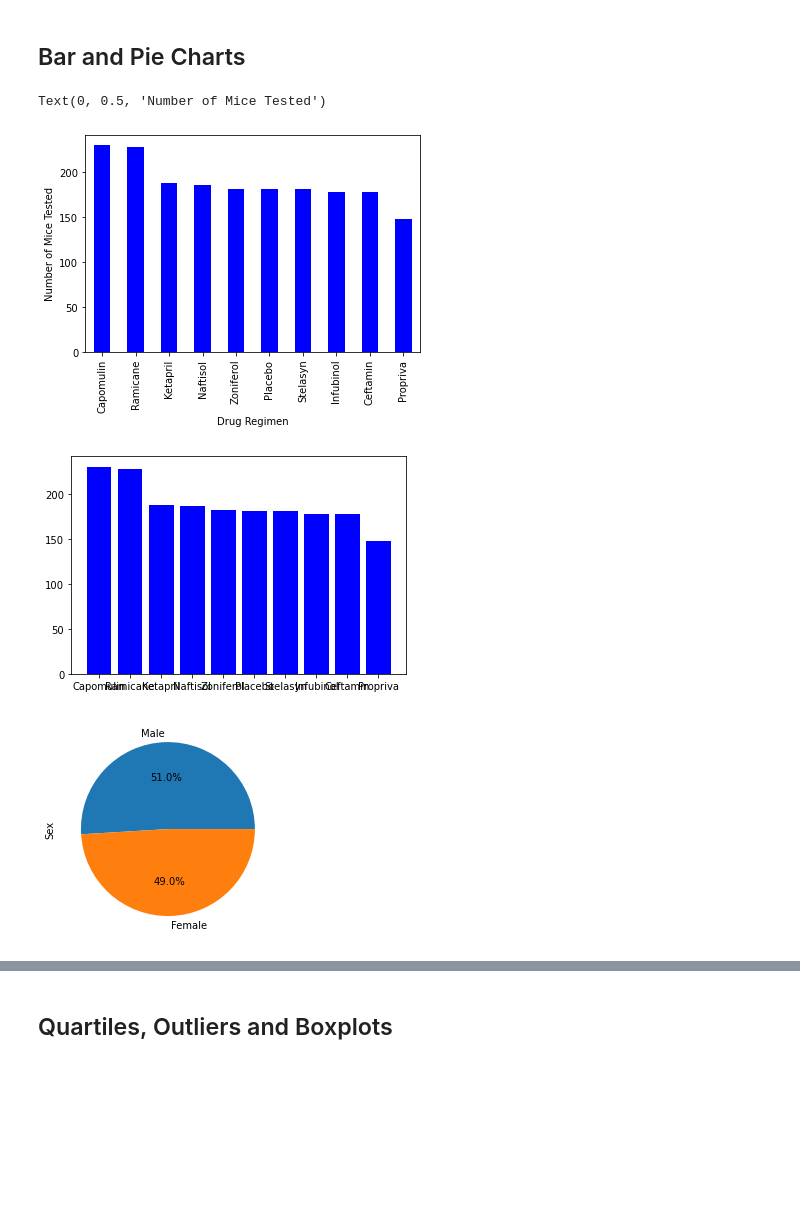
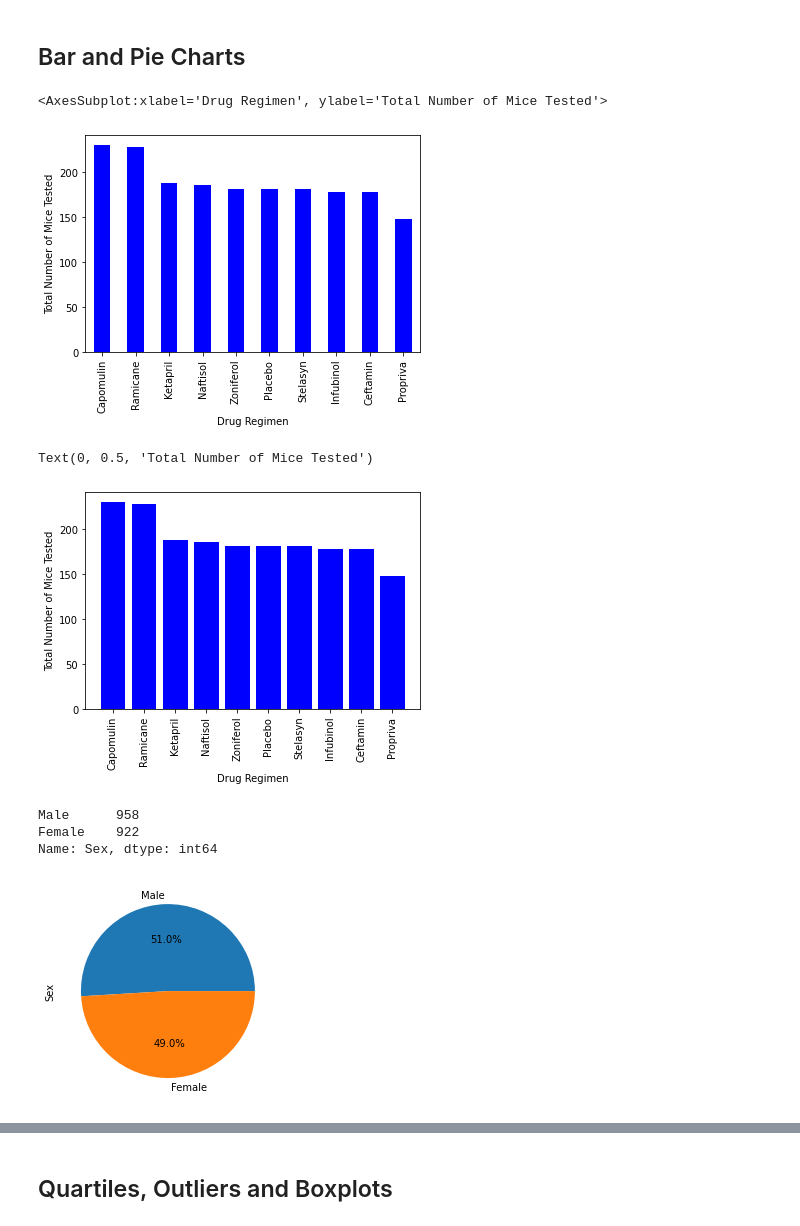
Before and after one commit to nealp1910/HW05-Matplotlib, a Jupyter notebook: Pymaceuticals/pymaceuticals_starter_guided.ipynb, the cells around one changed output, grey strips where cells are left out. Cells and saved outputs as stored; diff of their text form; code cells hidden in the pictures; blank space fills up the shorter version.

Commit message:
pie chart completed

```diff
--- a/Pymaceuticals/pymaceuticals_starter_guided.ipynb
+++ b/Pymaceuticals/pymaceuticals_starter_guided.ipynb
@@ -144,32 +144,48 @@ regimen_summary_aggregation
 # %%
 # Generate a bar plot showing the total number of timepoints for all mice tested for each drug regimen using Pandas.
 
-mice_count = clean_dataset['Drug Regimen'].value_counts()
-plot_pandas = mice_count.plot.bar(color = 'blue')
-plt.xlabel('Drug Regimen')
-plt.ylabel('Number of Mice Tested')
+regimen_count = clean_dataset['Drug Regimen'].value_counts()
+regimen_bar_graph = regimen_count.plot.bar(color = 'blue')
+regimen_bar_graph.set_xlabel('Drug Regimen')
+regimen_bar_graph.set_ylabel('Total Number of Mice Tested')
+regimen_bar_graph
 # %% [output]
-Text(0, 0.5, 'Number of Mice Tested')
+<AxesSubplot:xlabel='Drug Regimen', ylabel='Total Number of Mice Tested'>
-[figure, old version]
+[figure, new version]
 # %%
 # Generate a bar plot showing the total number of timepoints for all mice tested for each drug regimen using pyplot.
 
-# Creating x and y axis
-x_axis = mice_count.index.values
-y_axis = mice_count.values
+# Creating axis
+x_axis = np.arange(len(regimen_count))
+y_axis = regimen_count
 
-plt.bar(x_axis, y_axis, color = 'blue', align = 'center')
+# Creating ticks
+tick = list(regimen_count.index.values)
+tick_locations = [value for value in x_axis]
 
-
-
-plt.show()
+# Creating graph
+plt.bar(x_axis, y_axis, color = 'blue')
+plt.xticks(tick_locations, tick, rotation = 'vertical')
+plt.xlabel('Drug Regimen')
+plt.ylabel('Total Number of Mice Tested')
 # %% [output]
+Text(0, 0.5, 'Total Number of Mice Tested')
-[figure, old version]
+[figure, new version]
 # %%
 # Method1:  Generate a pie plot showing the distribution of female versus male mice using Pandas
 # To clarify:  This answers the question:  of all the measurements taken, what percent where on male and female mice.
 # This is different than:  of all the mice, what percent were male and female?
+
+gender_dataset = clean_dataset['Sex'].value_counts()
+
+# Creating a pie chart
+gender_pie_chart = gender_dataset.plot(kind = 'pie', autopct = '%1.1f%%');
+gender_pie_chart
+gender_dataset
 # %% [output]
+Male      958
+Female    922
+Name: Sex, dtype: int64
 [figure]
 # %%
 # Method 2:  Generate a pie plot showing the distribution of female versus male mice using matplotlib (aka pyplot, plt)
```
Also changed, not shown: parts of 6 cells of this notebook.
